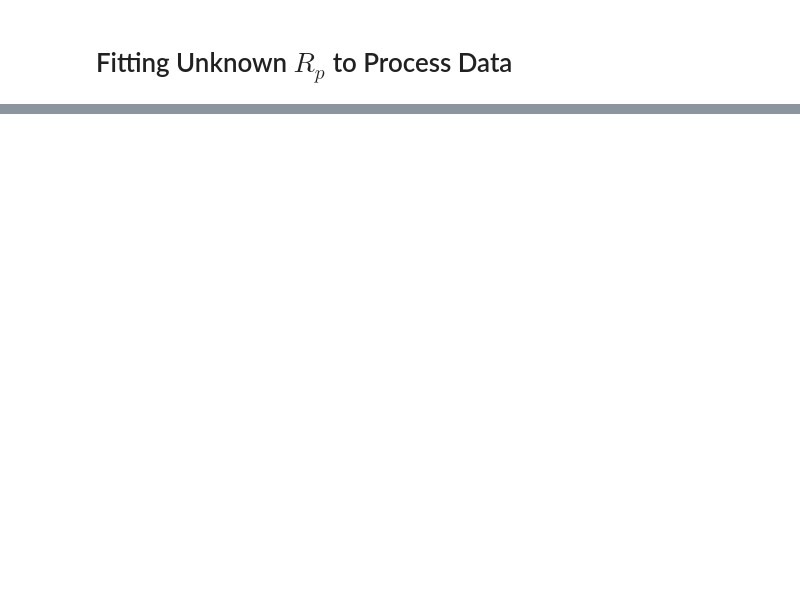
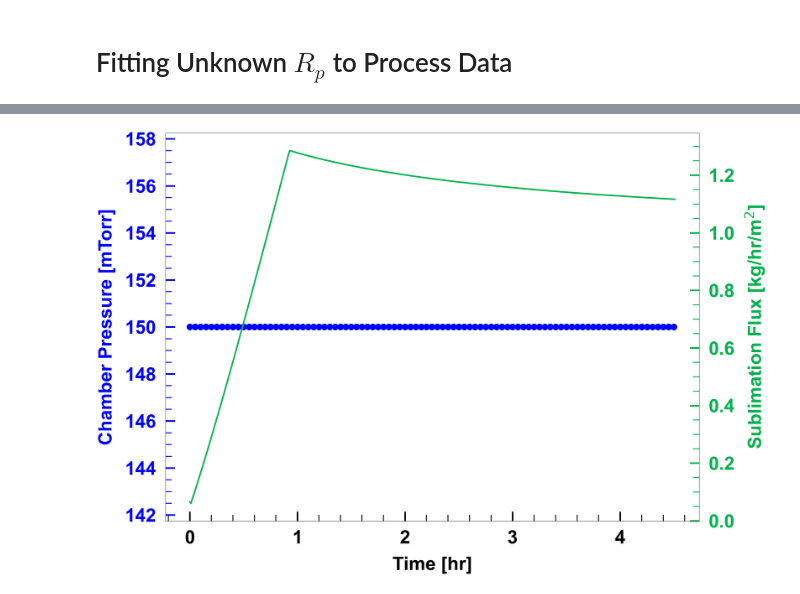
Before and after one commit to LyoHUB/LyoPRONTO, a Jupyter notebook: docs/examples/unknownRp_PD.ipynb, the cells around one changed output, grey strips where cells are left out. Saved outputs shown, nothing was run; the diff lists cells and outputs as text; code cells hidden in the pictures; blank space fills up the shorter version.

```diff
--- a/docs/examples/unknownRp_PD.ipynb
+++ b/docs/examples/unknownRp_PD.ipynb
@@ -264,0 +155,64 @@ plt.tight_layout()
+# %%
+
+# LaTeX setup
+matplotlibrc('text.latex', preamble=r'\usepackage{color}')
+matplotlibrc('text',usetex=False)
+matplotlibrc('font',family='Arial')
+
+figwidth = 30
+figheight = 20
+lineWidth = 5
+textFontSize = 60
+gcafontSize = 60
+markerSize = 20
+labelPad = 30
+majorTickWidth = 5
+minorTickWidth = 3
+majorTickLength = 30
+minorTickLength = 20
+
+Color_list = ['b','m','g','c','r','y','k']    # Line colors
+
+# Write data to files
+#save output_saved.csv
+# Plot data and save figures
+# csvfile = open('output_saved_'+current_time+'.csv', 'w')
+
+# try:
+#         writer = csv.writer(csvfile)
+#         writer.writerow(['Time [hr]','Sublimation Temperature [C]','Vial Bottom Temperature [C]', 'Shelf Temperature [C]','Chamber Pressure [mTorr]','Sublimation Flux [kg/hr/m^2]','Percent Dried'])
+#         for i in range(0,len(output_saved)):
+#             writer.writerow(output_saved[i])
+# finally:
+#         csvfile.close()
+
+fig = plt.figure(0,figsize=(figwidth,figheight))
+ax1 = fig.add_subplot(1,1,1)
+ax2 = ax1.twinx()
+plt.axes(ax1)
+plt.minorticks_on()
+plt.axes(ax2)
+plt.minorticks_on()
+plt.setp(ax1.get_xticklabels(),fontsize=gcafontSize,fontweight='bold',)
+plt.setp(ax1.get_yticklabels(),fontsize=gcafontSize,color='b',fontweight='bold',)
+plt.setp(ax2.get_yticklabels(),fontsize=gcafontSize,color=[0,0.7,0.3],fontweight='bold',)
+ax1.tick_params(axis='x',direction='in',pad=labelPad,width=majorTickWidth,length=majorTickLength,bottom=1,top=0)
+ax1.tick_params(axis='y',direction='in',pad=labelPad,width=majorTickWidth,length=majorTickLength,color='b')
+ax2.tick_params(axis='y',direction='in',pad=labelPad,width=majorTickWidth,length=majorTickLength,color=[0,0.7,0.3])
+ax1.tick_params(axis='x',which='minor',direction='in',width=minorTickWidth,length=minorTickLength,bottom=1,top=0)
+ax1.tick_params(axis='y',which='minor',direction='in',width=minorTickWidth,length=minorTickLength,color='b')
+ax2.tick_params(axis='y',which='minor',direction='in',width=minorTickWidth,length=minorTickLength,color=[0,0.7,0.3])
+ax1.plot(output_saved[:,0],output_saved[:,4],'-o',color='b',markevery=5,linewidth=lineWidth, markersize=markerSize, label = "Chamber Pressure")
+ax1.set_xlabel("Time [hr]",fontsize=gcafontSize,fontweight='bold',)
+ax1.set_ylabel("Chamber Pressure [mTorr]",fontsize=gcafontSize,color='b',fontweight='bold',)
+ax2.plot(output_saved[:,0],output_saved[:,5],'-',color=[0,0.7,0.3],linewidth=lineWidth, label = "Sublimation Flux")
+ax2.set_ylabel("Sublimation Flux [kg/hr/m$^2$]",fontsize=gcafontSize,color=[0,0.7,0.3],fontweight='bold',)
+ax1.xaxis.labelpad = labelPad
+ax1.yaxis.labelpad = labelPad
+ax2.yaxis.labelpad = labelPad
+plt.tight_layout()
+# figure_name = 'Pressure,SublimationFlux_'+current_time+'.pdf'
+# plt.savefig(figure_name)
+# plt.close()
+# %% [output]
+[figure, added]
```
Also changed, not shown: parts of 3 cells of this notebook, 1 other file.
